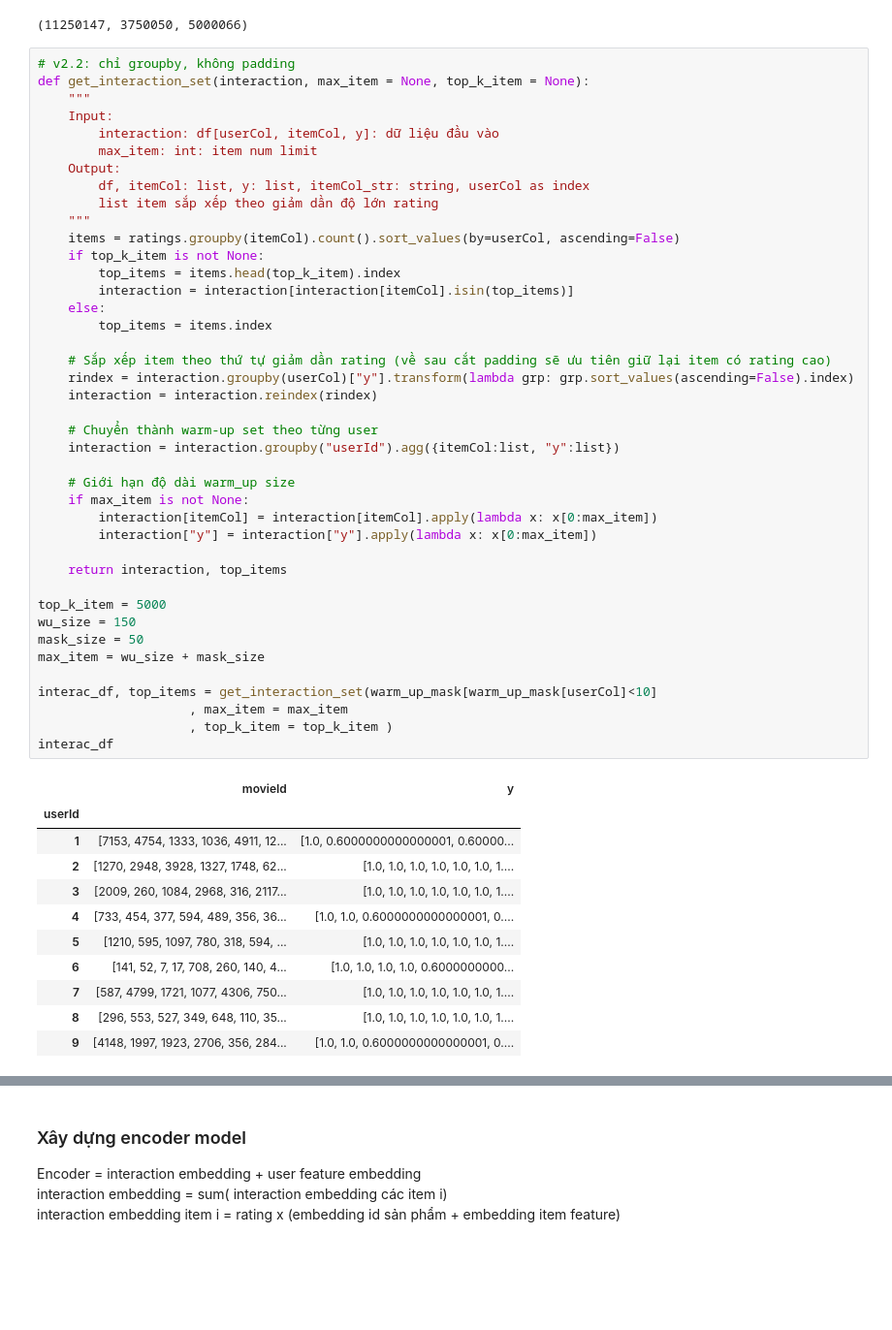
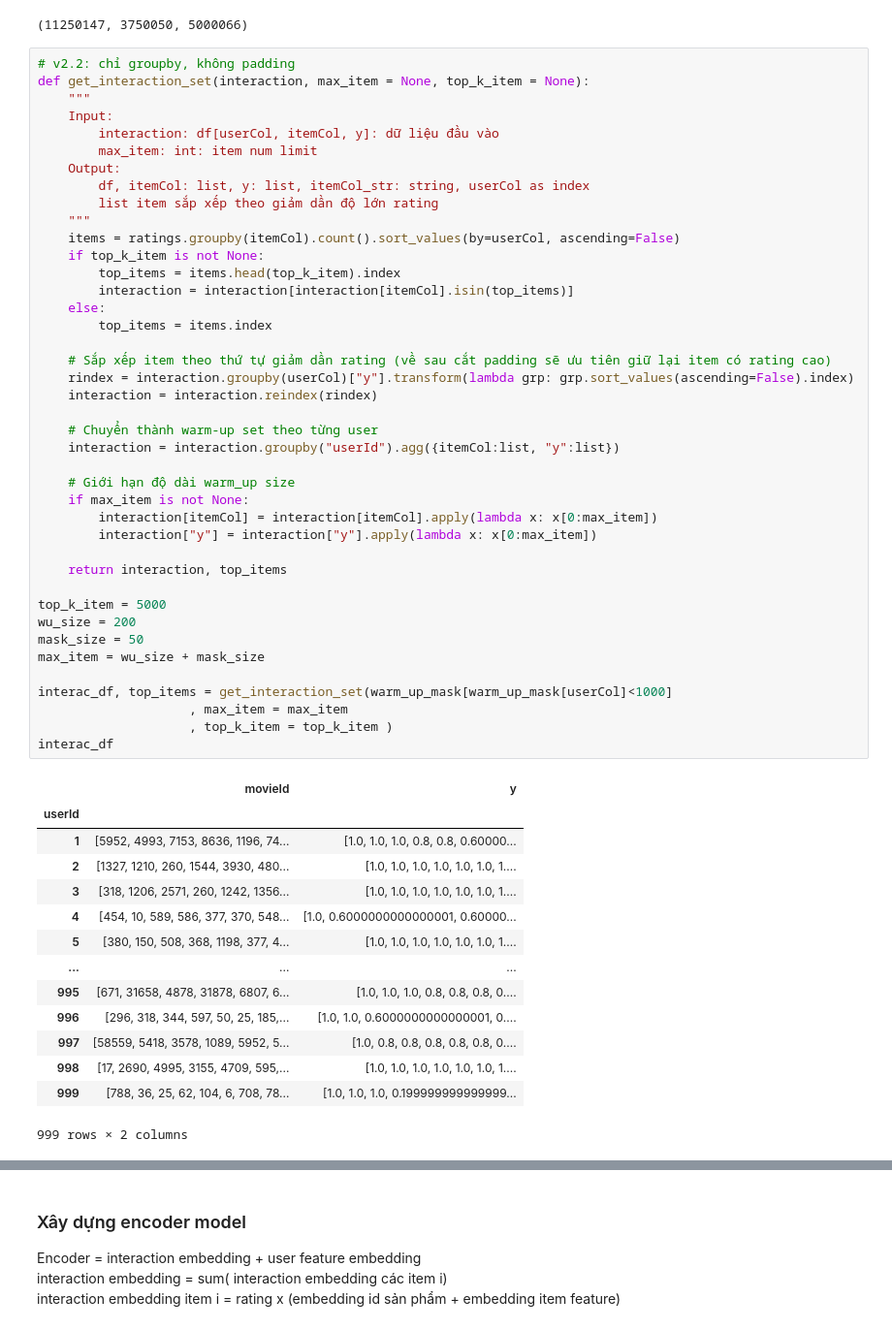
Before and after one commit to quanvu0996/TF_cert_training, a Jupyter notebook: v2.2_ML20M_sequence.ipynb, the cells around one changed output, grey strips where cells are left out. Shown at 97% size. Cells and saved outputs as stored; diff of their text form; blank space fills up the shorter version.

```diff
--- a/v2.2_ML20M_sequence.ipynb
+++ b/v2.2_ML20M_sequence.ipynb
@@ -107,41 +108,44 @@ def get_interaction_set(interaction, max_item = None, top_k_item = None):
     if top_k_item is not None:
         top_items = items.head(top_k_item).index
         interaction = interaction[interaction[itemCol].isin(top_items)]
     else:
         top_items = items.index
 
     # Sắp xếp item theo thứ tự giảm dần rating (về sau cắt padding sẽ ưu tiên giữ lại item có rating cao)
     rindex = interaction.groupby(userCol)["y"].transform(lambda grp: grp.sort_values(ascending=False).index)
     interaction = interaction.reindex(rindex)
 
     # Chuyển thành warm-up set theo từng user
     interaction = interaction.groupby("userId").agg({itemCol:list, "y":list})
 
     # Giới hạn độ dài warm_up size
     if max_item is not None:
         interaction[itemCol] = interaction[itemCol].apply(lambda x: x[0:max_item])
         interaction["y"] = interaction["y"].apply(lambda x: x[0:max_item])
 
     return interaction, top_items
 
 top_k_item = 5000
-wu_size = 150
+wu_size = 200
 mask_size = 50
 max_item = wu_size + mask_size
 
-interac_df, top_items = get_interaction_set(warm_up_mask[warm_up_mask[userCol]<10]
+interac_df, top_items = get_interaction_set(warm_up_mask[warm_up_mask[userCol]<1000]
                     , max_item = max_item
                     , top_k_item = top_k_item )
 interac_df
 # %% [output]
 |  | movieId | y |
 | userId |  |  |
-| 1 | [7153, 4754, 1333, 1036, 4911, 12... | [1.0, 0.6000000000000001, 0.60000... |
-| 2 | [1270, 2948, 3928, 1327, 1748, 62... | [1.0, 1.0, 1.0, 1.0, 1.0, 1.0, 1.... |
-| 3 | [2009, 260, 1084, 2968, 316, 2117... | [1.0, 1.0, 1.0, 1.0, 1.0, 1.0, 1.... |
-| 4 | [733, 454, 377, 594, 489, 356, 36... | [1.0, 1.0, 0.6000000000000001, 0.... |
-| 5 | [1210, 595, 1097, 780, 318, 594, ... | [1.0, 1.0, 1.0, 1.0, 1.0, 1.0, 1.... |
-| 6 | [141, 52, 7, 17, 708, 260, 140, 4... | [1.0, 1.0, 1.0, 1.0, 0.6000000000... |
-| 7 | [587, 4799, 1721, 1077, 4306, 750... | [1.0, 1.0, 1.0, 1.0, 1.0, 1.0, 1.... |
-| 8 | [296, 553, 527, 349, 648, 110, 35... | [1.0, 1.0, 1.0, 1.0, 1.0, 1.0, 1.... |
-| 9 | [4148, 1997, 1923, 2706, 356, 284... | [1.0, 1.0, 0.6000000000000001, 0.... |
+| 1 | [5952, 4993, 7153, 8636, 1196, 74... | [1.0, 1.0, 1.0, 0.8, 0.8, 0.60000... |
+| 2 | [1327, 1210, 260, 1544, 3930, 480... | [1.0, 1.0, 1.0, 1.0, 1.0, 1.0, 1.... |
+| 3 | [318, 1206, 2571, 260, 1242, 1356... | [1.0, 1.0, 1.0, 1.0, 1.0, 1.0, 1.... |
+| 4 | [454, 10, 589, 586, 377, 370, 548... | [1.0, 0.6000000000000001, 0.60000... |
+| 5 | [380, 150, 508, 368, 1198, 377, 4... | [1.0, 1.0, 1.0, 1.0, 1.0, 1.0, 1.... |
+| ... | ... | ... |
+| 995 | [671, 31658, 4878, 31878, 6807, 6... | [1.0, 1.0, 1.0, 0.8, 0.8, 0.8, 0.... |
+| 996 | [296, 318, 344, 597, 50, 25, 185,... | [1.0, 1.0, 0.6000000000000001, 0.... |
+| 997 | [58559, 5418, 3578, 1089, 5952, 5... | [1.0, 0.8, 0.8, 0.8, 0.8, 0.8, 0.... |
+| 998 | [17, 2690, 4995, 3155, 4709, 595,... | [1.0, 1.0, 1.0, 1.0, 1.0, 1.0, 1.... |
+| 999 | [788, 36, 25, 62, 104, 6, 708, 78... | [1.0, 1.0, 1.0, 0.199999999999999... |
+999 rows × 2 columns
```
Also changed, not shown: parts of 39 cells of this notebook.
